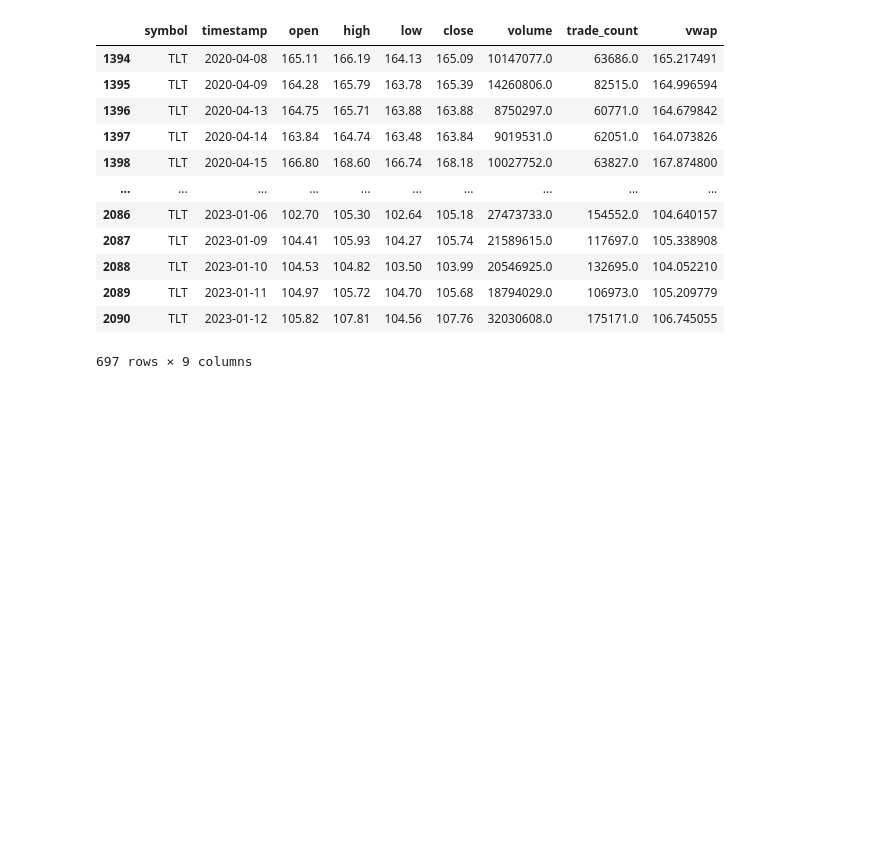
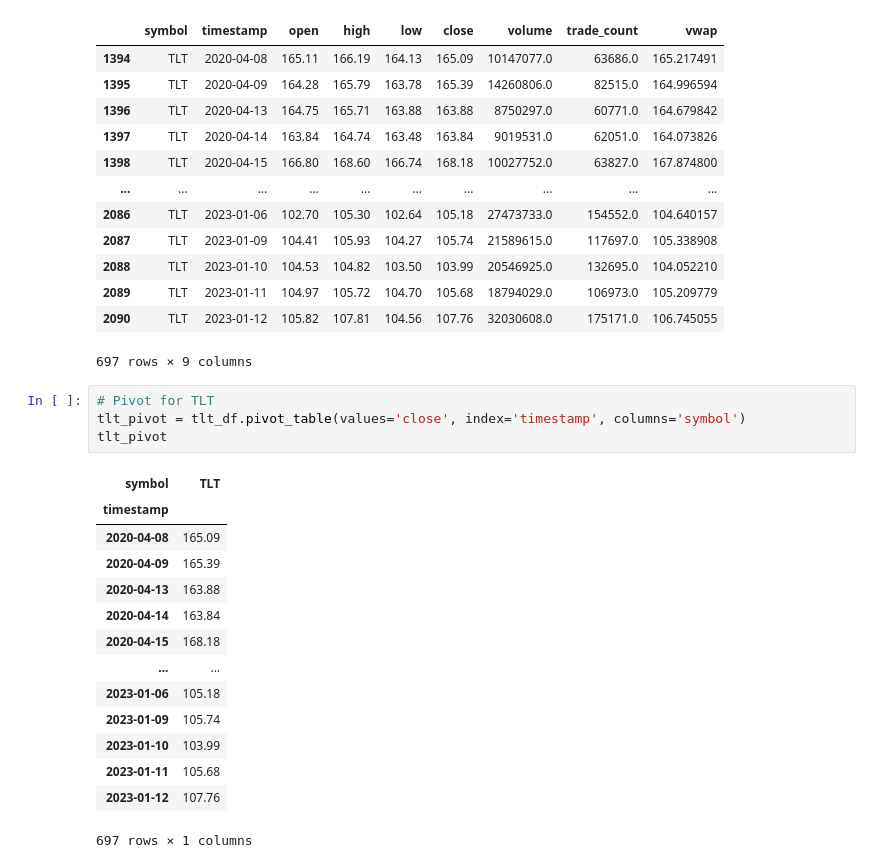
Before and after one commit to jordan-gilmartin/Alpaca-API-Data, a Jupyter notebook: Alpaca-API-Data.ipynb, the cells around one changed output. Saved outputs shown, nothing was run; the diff lists cells and outputs as text; blank space fills up the shorter version.

```diff
--- a/Alpaca-API-Data.ipynb
+++ b/Alpaca-API-Data.ipynb
@@ -517,3 +517,22 @@ tlt_df
 | 2089 | TLT | 2023-01-11 | 104.97 | 105.72 | 104.70 | 105.68 | 18794029.0 | 106973.0 | 105.209779 |
 | 2090 | TLT | 2023-01-12 | 105.82 | 107.81 | 104.56 | 107.76 | 32030608.0 | 175171.0 | 106.745055 |
 697 rows × 9 columns
+# %%
+# Pivot for TLT
+tlt_pivot = tlt_df.pivot_table(values='close', index='timestamp', columns='symbol')
+tlt_pivot
+# %% [output]
+| symbol | TLT |
+| timestamp |  |
+| 2020-04-08 | 165.09 |
+| 2020-04-09 | 165.39 |
+| 2020-04-13 | 163.88 |
+| 2020-04-14 | 163.84 |
+| 2020-04-15 | 168.18 |
+| ... | ... |
+| 2023-01-06 | 105.18 |
+| 2023-01-09 | 105.74 |
+| 2023-01-10 | 103.99 |
+| 2023-01-11 | 105.68 |
+| 2023-01-12 | 107.76 |
+697 rows × 1 columns
```
Also changed, not shown: parts of 3 cells of this notebook.
